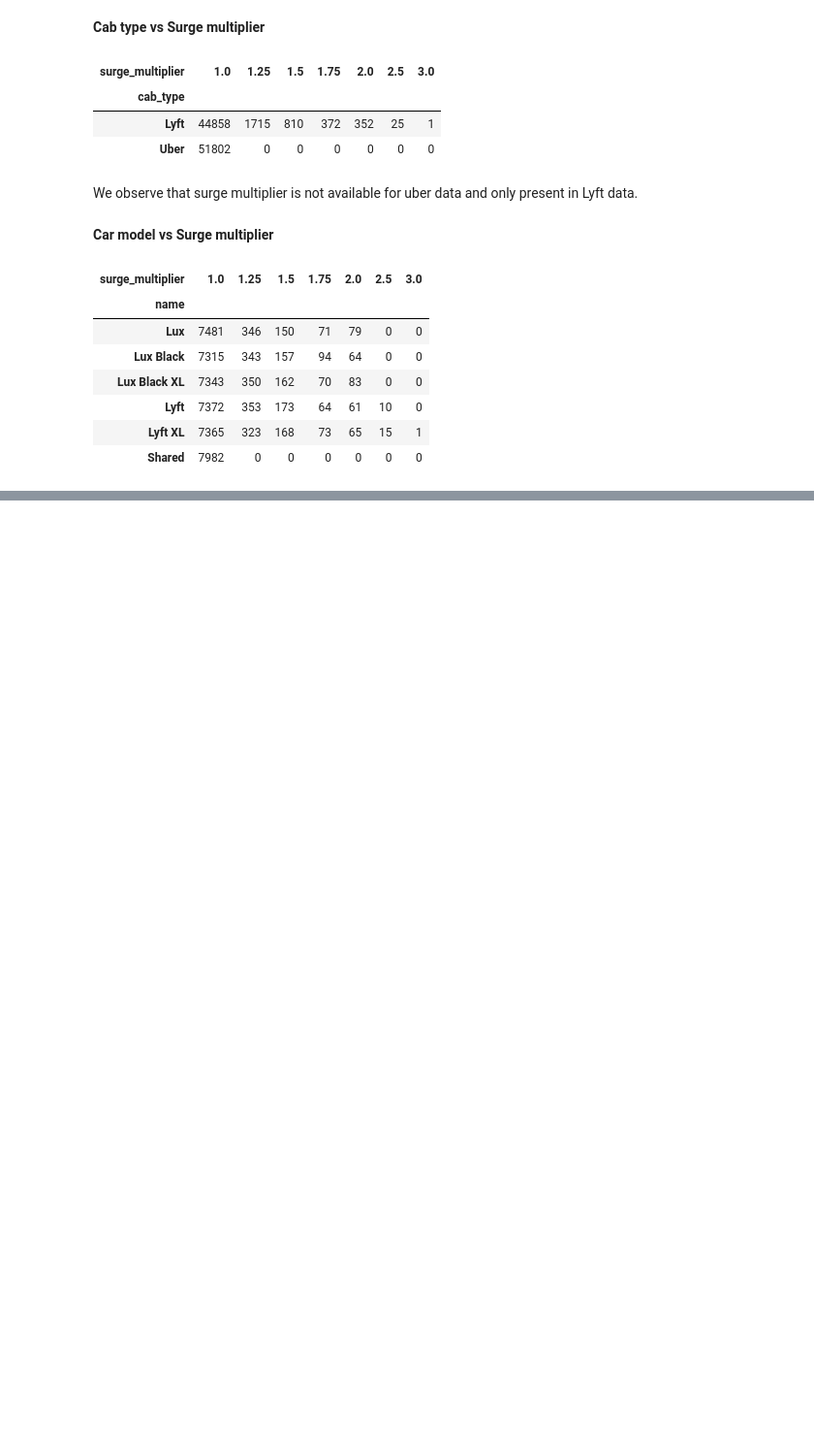
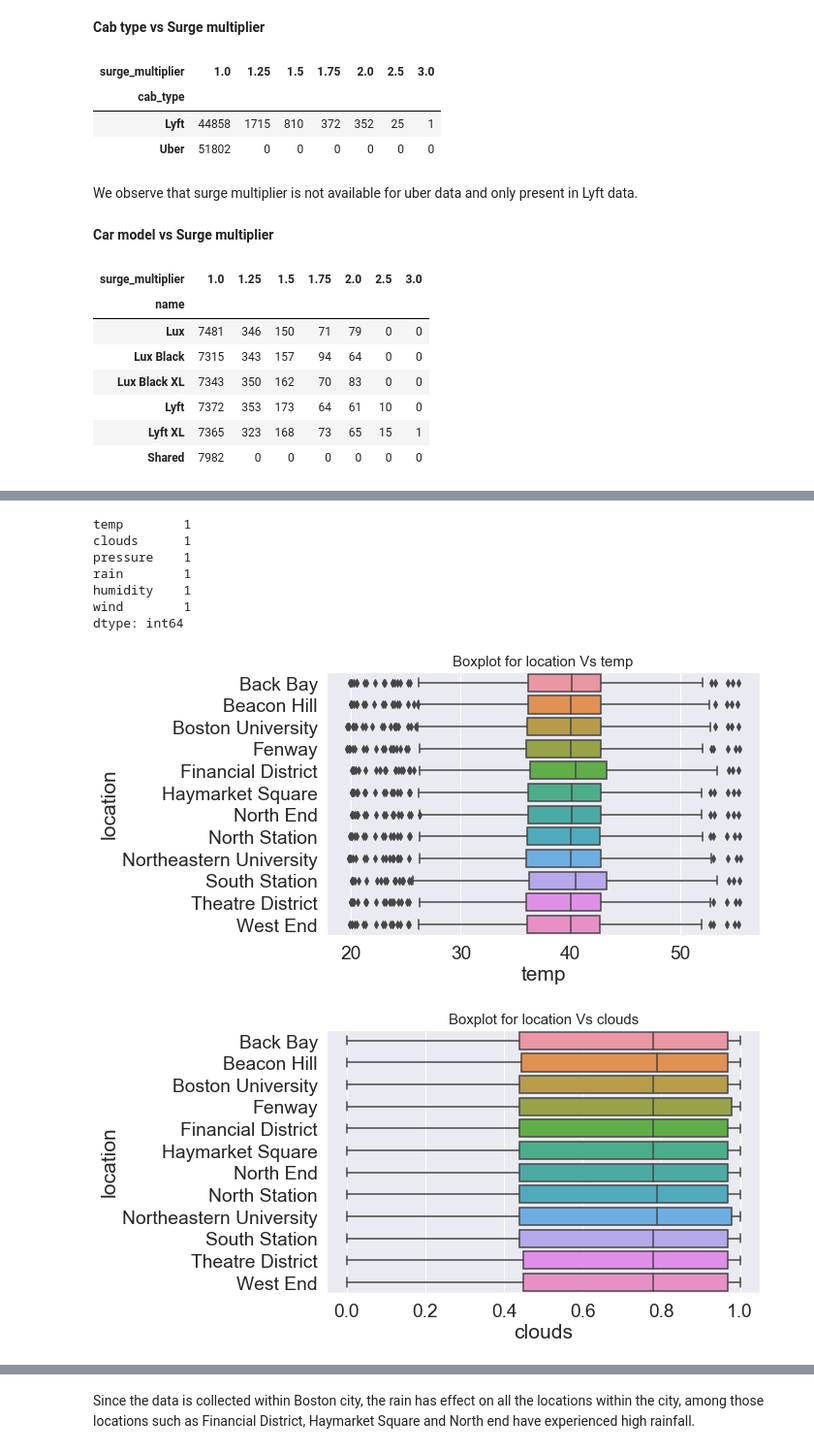
Before and after one commit to hc93/Uber-Lyft-Price-Prediction-With-Surge-Price, a Jupyter notebook: Final project.ipynb, the cells around one changed output, grey strips where cells are left out. Shown at 97% size. Drawn from its saved outputs; the diff is of its cells as text; code cells hidden in the pictures; blank space fills up the shorter version.

```diff
--- a/Final project.ipynb
+++ b/Final project.ipynb
@@ -437,0 +602,18 @@ pd.crosstab(lyft['name'], lyft['surge_multiplier'])
+# %%
+def box_func(df):
+    plt.figure(figsize=(8,5))
+    sns.boxplot(x=df, y=weather_data['location'], orient='h')
+    plt.title('Boxplot for location Vs '+df.name, fontsize=15)
+    return(1)
+# %%
+weather_data.loc[:,['temp','clouds','pressure','rain','humidity','wind']].apply(box_func,axis=0)
+# %% [output]
+temp        1
+clouds      1
+pressure    1
+rain        1
+humidity    1
+wind        1
+dtype: int64
+[figure, added]
+[figure, added]
@@ -437,0 +624,3 @@ pd.crosstab(lyft['name'], lyft['surge_multiplier'])
+# %% [markdown]
+Since the data is collected within Boston city, the rain has effect on all the locations within the city,
+among those locations such as Financial District, Haymarket Square and North end have experienced high rainfall.
```
Also changed, not shown: parts of 61 cells of this notebook.
